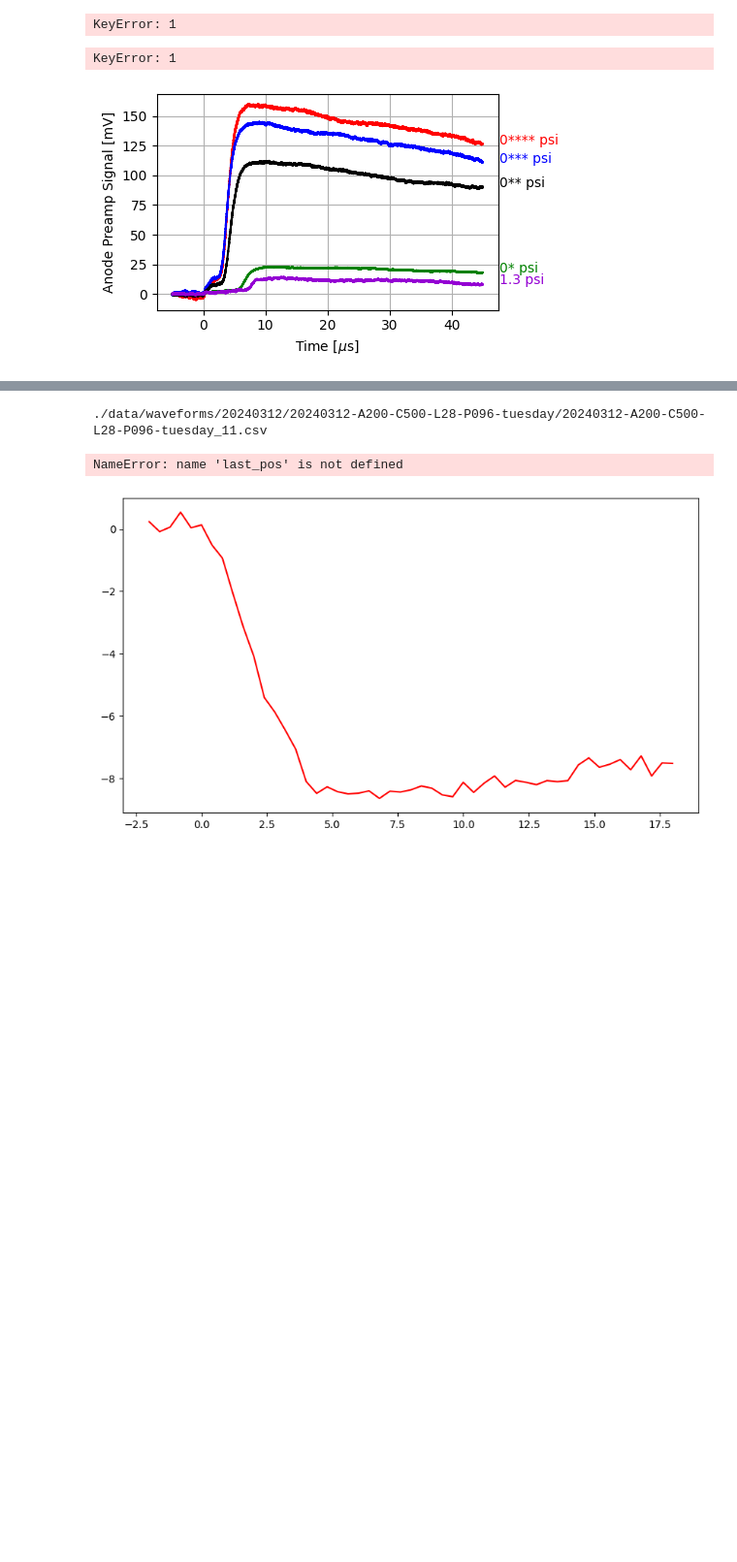
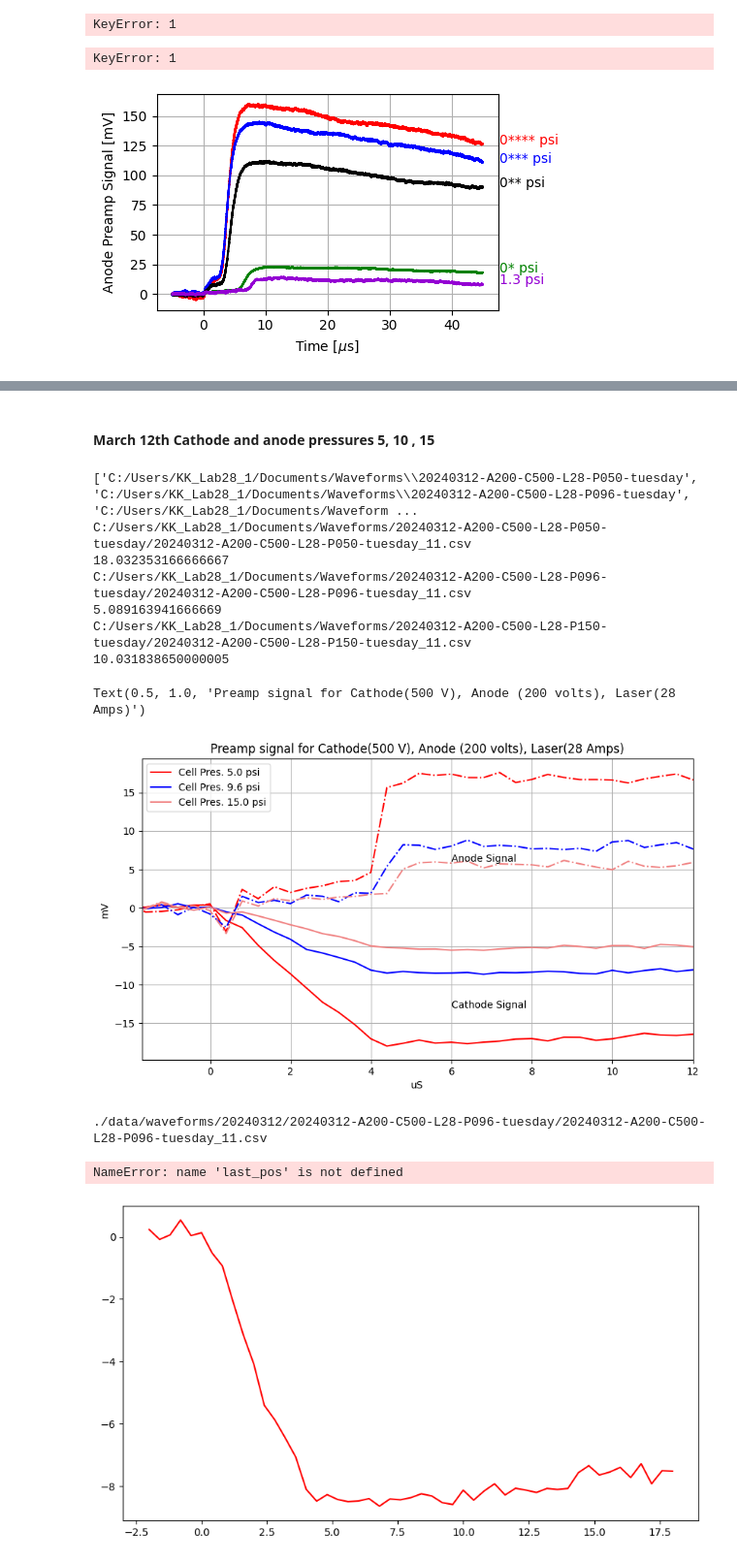
Before and after one commit to jbane11/nexo, a Jupyter notebook: Lab028/osci/osci_analysis.v2.ipynb, the cells around one changed output, grey strips where cells are left out. Shown at 97% size. Cells and saved outputs as stored; diff of their text form; code cells hidden in the pictures; blank space fills up the shorter version.

```diff
--- a/Lab028/osci/osci_analysis.v2.ipynb
+++ b/Lab028/osci/osci_analysis.v2.ipynb
@@ -1321,9 +1354,11 @@ plt.title("Preamp signal for Pressure(%s psi), Anode (%s volts), Laser(%s Amps)"
+# %% [markdown]
+#### March 12th Cathode and anode pressures 5, 10 , 15
 # %%
 
 fig, plots = plt.subplots(1, 1, figsize=(10,5.5))
 
 date=20240312
-flist = glob.glob("./data/waveforms/%s/*C500*"%(date))
+flist = glob.glob("%s%s*C500*"%(path,date))
 print(flist)
 channel_names=["Time" ,"Trigger","Anode_Preamp","Cathode_Preamp","Average_Cathode_Preamp","Average_Anode_Preamp"]
 
@@ -1371,42 +1406,52 @@ for i,subdir in enumerate(flist):
     if info["Cathode"] == "700":
         ypos=ypos
 
-    print(abs(ypos-last_pos) )
-    if abs(ypos-last_pos) < 1:
+    print(abs(ypos-last_ypos) )
+    if abs(ypos-last_ypos) < 1:
         ypos=ypos-2
     #print(xpos)
     if info["Cathode"] == "500":
         xpox=xpos+2
 
     ypos=manual_ypos[i]
     #plt.text(xpos,ypos,label,color=colors[i], size=10,ha="left")
     last_ypos=ypos
 
 
-DF_13=DF_old[4]
-DF_27=DF_old[5]
-DF=DF_13[:-16000:100]
+#DF_13=DF_old[4]
+#DF_27=DF_old[5]
+#DF=DF_13[:-16000:100]
 #plt.errorbar(x=DF["Time"],y=DF["average(B)"]-DF["average(B)"].loc[0], color="blue",fmt="-.")
 #plt.text(15,15,"Thrus: 1.3 psi",color="blue", size=10,ha="left")
 
-DF=DF_27[:-16000:100]
+#DF=DF_27[:-16000:100]
 #plt.errorbar(x=DF["Time"],y=DF["average(B)"]-DF["average(B)"].loc[0],            color="black",fmt="-.")
 #plt.text(15,5,"Thurs 2.7 psi",color="black", size=10,ha="left")
 plt.text(6,-13,"Cathode Signal")
 plt.text(6,6,"Anode Signal")
 
 
 
 
 plt.grid()
 plt.ylabel("mV")
 plt.xlabel("uS")
 plt.xlim(-1.7,12)
 plt.legend()
 plt.title("Preamp signal for Cathode(500 V), Anode (%s volts), Laser(%s Amps)"%( info["Anode"],info["Laser"]))
 #plt.yscale("log")
 
 #plt.ylim(0,125)
+# %% [output]
+['C:/Users/KK_Lab28_1/Documents/Waveforms\\20240312-A200-C500-L28-P050-tuesday', 'C:/Users/KK_Lab28_1/Documents/Waveforms\\20240312-A200-C500-L28-P096-tuesday', 'C:/Users/KK_Lab28_1/Documents/Waveform ...
+C:/Users/KK_Lab28_1/Documents/Waveforms/20240312-A200-C500-L28-P050-tuesday/20240312-A200-C500-L28-P050-tuesday_11.csv
+18.032353166666667
+C:/Users/KK_Lab28_1/Documents/Waveforms/20240312-A200-C500-L28-P096-tuesday/20240312-A200-C500-L28-P096-tuesday_11.csv
+5.089163941666669
+C:/Users/KK_Lab28_1/Documents/Waveforms/20240312-A200-C500-L28-P150-tuesday/20240312-A200-C500-L28-P150-tuesday_11.csv
+10.031838650000005
+Text(0.5, 1.0, 'Preamp signal for Cathode(500 V), Anode (200 volts), Laser(28 Amps)')
+[figure, added]
 # %%
 
 fig, plots = plt.subplots(1, 1, figsize=(10,5.5))
```
Also changed, not shown: parts of 13 cells of this notebook, 5 other files.
